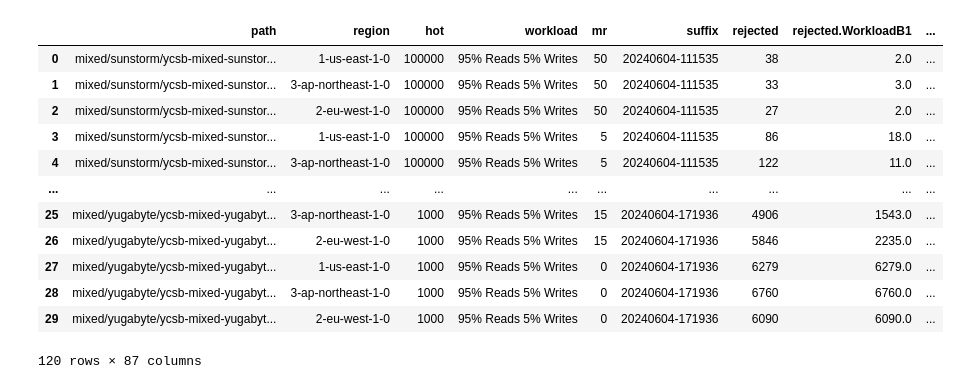
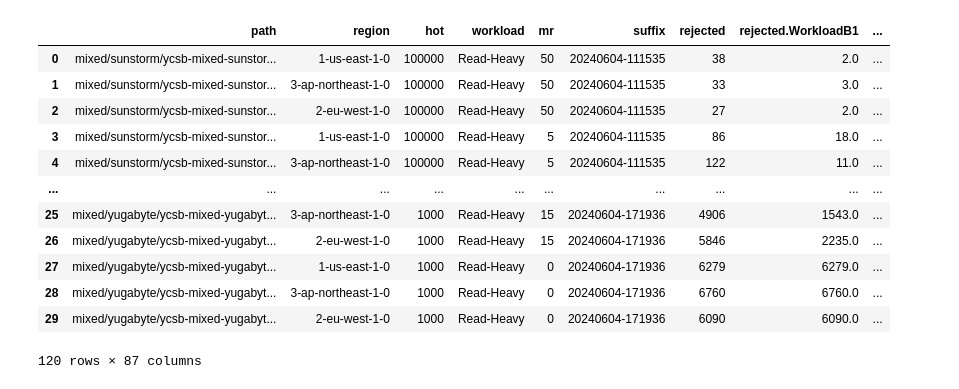
Before and after one commit to ctring/sunstorm-analysis, a Jupyter notebook: combined.ipynb, the cells around one changed output. Drawn from its saved outputs; the diff is of its cells as text; code cells hidden in the pictures.

```diff
--- a/combined.ipynb
+++ b/combined.ipynb
@@ -132,27 +132,27 @@ ycsb_throughput_df
 # %%
 mixed_throughput_df = pd.concat([
     mixed_sunstorm_throughput_df,
     mixed_aurora_throughput_df,
     mixed_aurora_eventual_throughput_df,
     mixed_yugabyte_throughput_df,
 ])
 mixed_throughput_df["HOT"] = mixed_throughput_df["hot"]
-mixed_throughput_df["workload"] = "95% Reads 5% Writes"
+mixed_throughput_df["workload"] = "Read-Heavy"
 normalize_region_name(mixed_throughput_df)
 mixed_throughput_df
 # %% [output]
 |  | path | region | hot | workload | mr | suffix | rejected | rejected.WorkloadB1 | ... |
-| 0 | mixed/sunstorm/ycsb-mixed-sunstor... | 1-us-east-1-0 | 100000 | 95% Reads 5% Writes | 50 | 20240604-111535 | 38 | 2.0 | ... |
-| 1 | mixed/sunstorm/ycsb-mixed-sunstor... | 3-ap-northeast-1-0 | 100000 | 95% Reads 5% Writes | 50 | 20240604-111535 | 33 | 3.0 | ... |
-| 2 | mixed/sunstorm/ycsb-mixed-sunstor... | 2-eu-west-1-0 | 100000 | 95% Reads 5% Writes | 50 | 20240604-111535 | 27 | 2.0 | ... |
-| 3 | mixed/sunstorm/ycsb-mixed-sunstor... | 1-us-east-1-0 | 100000 | 95% Reads 5% Writes | 5 | 20240604-111535 | 86 | 18.0 | ... |
-| 4 | mixed/sunstorm/ycsb-mixed-sunstor... | 3-ap-northeast-1-0 | 100000 | 95% Reads 5% Writes | 5 | 20240604-111535 | 122 | 11.0 | ... |
+| 0 | mixed/sunstorm/ycsb-mixed-sunstor... | 1-us-east-1-0 | 100000 | Read-Heavy | 50 | 20240604-111535 | 38 | 2.0 | ... |
+| 1 | mixed/sunstorm/ycsb-mixed-sunstor... | 3-ap-northeast-1-0 | 100000 | Read-Heavy | 50 | 20240604-111535 | 33 | 3.0 | ... |
+| 2 | mixed/sunstorm/ycsb-mixed-sunstor... | 2-eu-west-1-0 | 100000 | Read-Heavy | 50 | 20240604-111535 | 27 | 2.0 | ... |
+| 3 | mixed/sunstorm/ycsb-mixed-sunstor... | 1-us-east-1-0 | 100000 | Read-Heavy | 5 | 20240604-111535 | 86 | 18.0 | ... |
+| 4 | mixed/sunstorm/ycsb-mixed-sunstor... | 3-ap-northeast-1-0 | 100000 | Read-Heavy | 5 | 20240604-111535 | 122 | 11.0 | ... |
 | ... | ... | ... | ... | ... | ... | ... | ... | ... | ... |
-| 25 | mixed/yugabyte/ycsb-mixed-yugabyt... | 3-ap-northeast-1-0 | 1000 | 95% Reads 5% Writes | 15 | 20240604-171936 | 4906 | 1543.0 | ... |
-| 26 | mixed/yugabyte/ycsb-mixed-yugabyt... | 2-eu-west-1-0 | 1000 | 95% Reads 5% Writes | 15 | 20240604-171936 | 5846 | 2235.0 | ... |
-| 27 | mixed/yugabyte/ycsb-mixed-yugabyt... | 1-us-east-1-0 | 1000 | 95% Reads 5% Writes | 0 | 20240604-171936 | 6279 | 6279.0 | ... |
-| 28 | mixed/yugabyte/ycsb-mixed-yugabyt... | 3-ap-northeast-1-0 | 1000 | 95% Reads 5% Writes | 0 | 20240604-171936 | 6760 | 6760.0 | ... |
-| 29 | mixed/yugabyte/ycsb-mixed-yugabyt... | 2-eu-west-1-0 | 1000 | 95% Reads 5% Writes | 0 | 20240604-171936 | 6090 | 6090.0 | ... |
+| 25 | mixed/yugabyte/ycsb-mixed-yugabyt... | 3-ap-northeast-1-0 | 1000 | Read-Heavy | 15 | 20240604-171936 | 4906 | 1543.0 | ... |
+| 26 | mixed/yugabyte/ycsb-mixed-yugabyt... | 2-eu-west-1-0 | 1000 | Read-Heavy | 15 | 20240604-171936 | 5846 | 2235.0 | ... |
+| 27 | mixed/yugabyte/ycsb-mixed-yugabyt... | 1-us-east-1-0 | 1000 | Read-Heavy | 0 | 20240604-171936 | 6279 | 6279.0 | ... |
+| 28 | mixed/yugabyte/ycsb-mixed-yugabyt... | 3-ap-northeast-1-0 | 1000 | Read-Heavy | 0 | 20240604-171936 | 6760 | 6760.0 | ... |
+| 29 | mixed/yugabyte/ycsb-mixed-yugabyt... | 2-eu-west-1-0 | 1000 | Read-Heavy | 0 | 20240604-171936 | 6090 | 6090.0 | ... |
 120 rows × 87 columns
 # %%
 throughput_df = pd.concat([ycsb_throughput_df, mixed_throughput_df])
```
Also changed, not shown: parts of 4 cells of this notebook, 3 other files.
